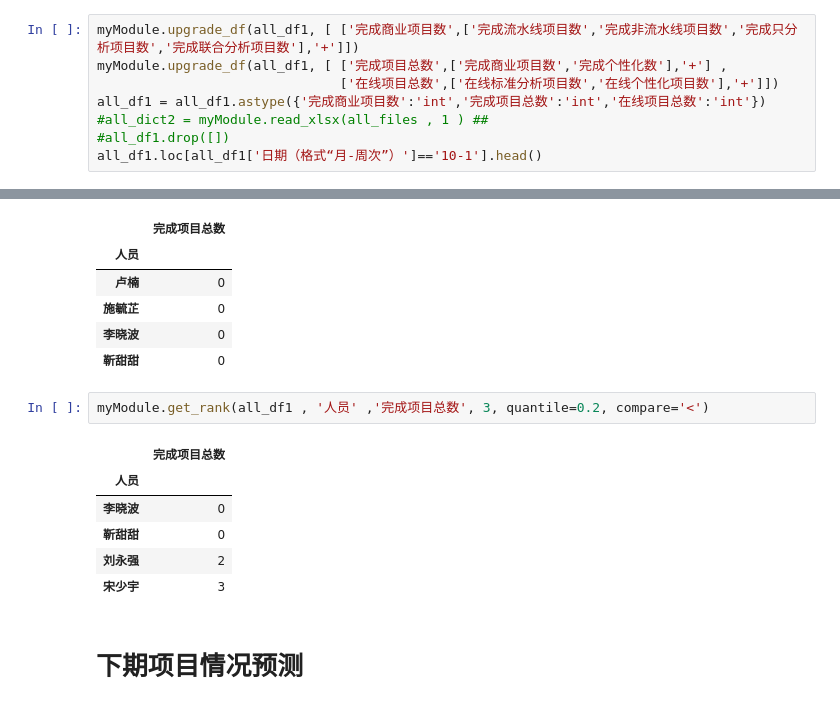
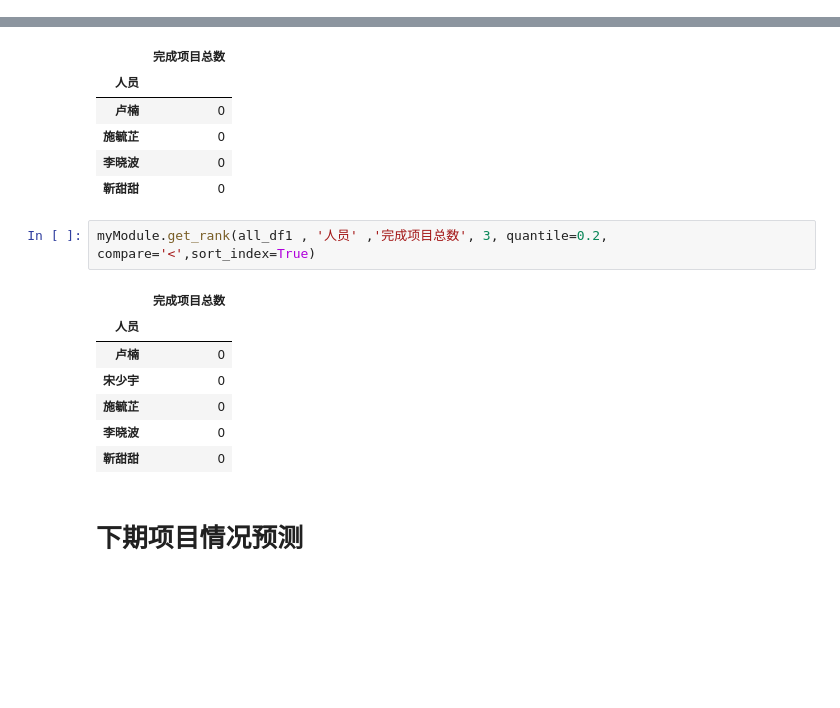
Before and after one commit to komais/chart, a Jupyter notebook: bin/chart/Analysis-2018-10-8.ipynb, the cells around one changed output, grey strips where cells are left out. Drawn from its saved outputs; the diff is of its cells as text; blank space fills up the shorter version.

```diff
--- a/bin/chart/Analysis-2018-10-8.ipynb
+++ b/bin/chart/Analysis-2018-10-8.ipynb
@@ -71,8 +33,0 @@ all_df1
-# %%
-myModule.upgrade_df(all_df1, [ ['完成商业项目数',['完成流水线项目数','完成非流水线项目数','完成只分析项目数','完成联合分析项目数'],'+']])
-myModule.upgrade_df(all_df1, [ ['完成项目总数',['完成商业项目数','完成个性化数'],'+'] ,
-                               ['在线项目总数',['在线标准分析项目数','在线个性化项目数'],'+']])
-all_df1 = all_df1.astype({'完成商业项目数':'int','完成项目总数':'int','在线项目总数':'int'})
-#all_dict2 = myModule.read_xlsx(all_files , 1 ) ##
-#all_df1.drop([])
-all_df1.loc[all_df1['日期（格式“月-周次”）']=='10-1'].head()
@@ -302,14 +204,15 @@ myModule.get_rank(all_df1 , '人员' ,'完成项目总数', quantile=0.2, compar
 | 李晓波 | 0 |
 | 靳甜甜 | 0 |
 # %%
-myModule.get_rank(all_df1 , '人员' ,'完成项目总数', 3, quantile=0.2, compare='<')
+myModule.get_rank(all_df1 , '人员' ,'完成项目总数', 3, quantile=0.2, compare='<',sort_index=True)
 # %% [output]
 |  | 完成项目总数 |
 | 人员 |  |
+| 卢楠 | 0 |
+| 宋少宇 | 0 |
+| 施毓芷 | 0 |
 | 李晓波 | 0 |
 | 靳甜甜 | 0 |
-| 刘永强 | 2 |
-| 宋少宇 | 3 |
 # %% [markdown]
 # 下期项目情况预测
 # %% [markdown]
```
Also changed, not shown: parts of 28 cells of this notebook, 7 other files.
